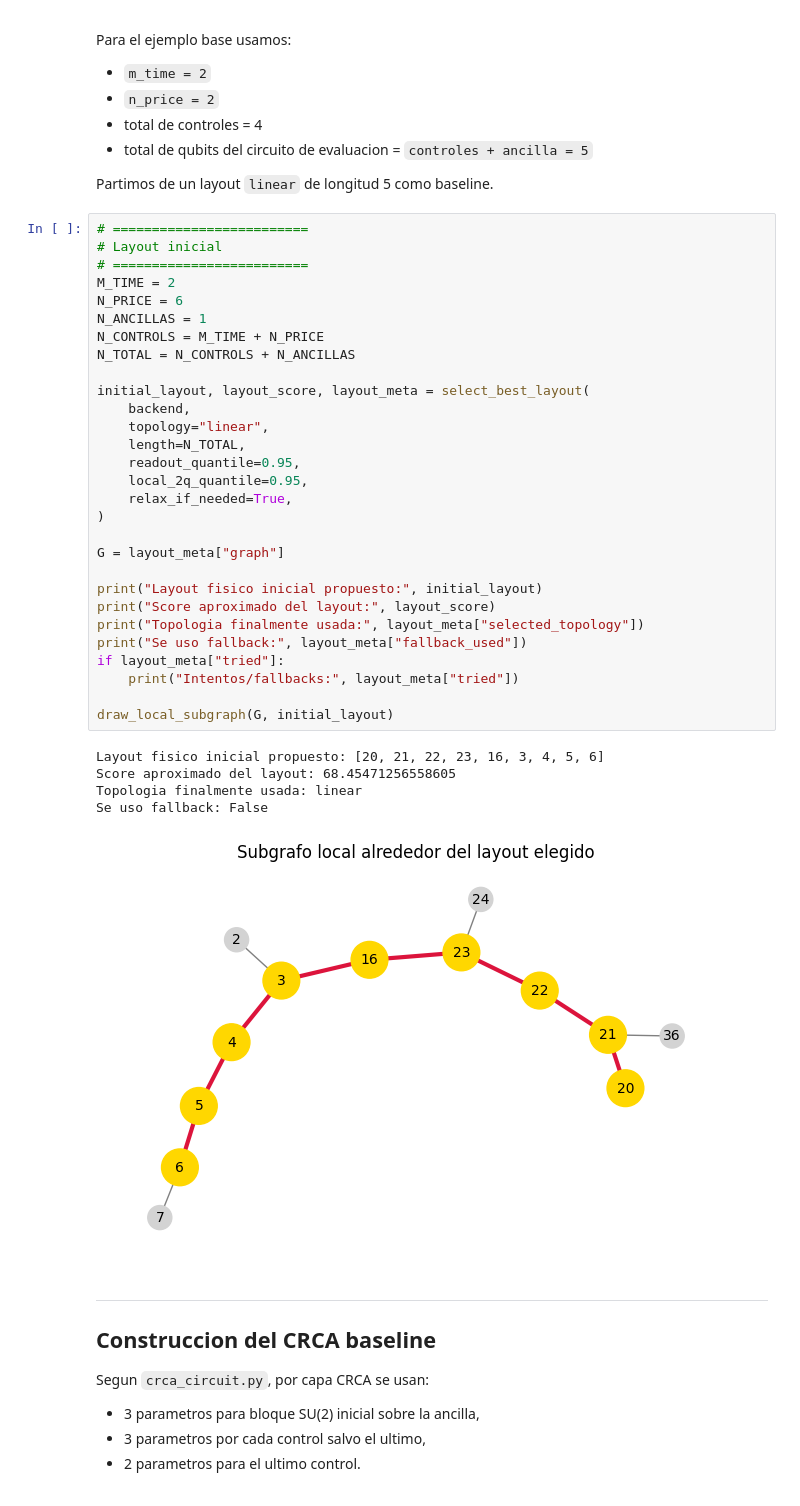
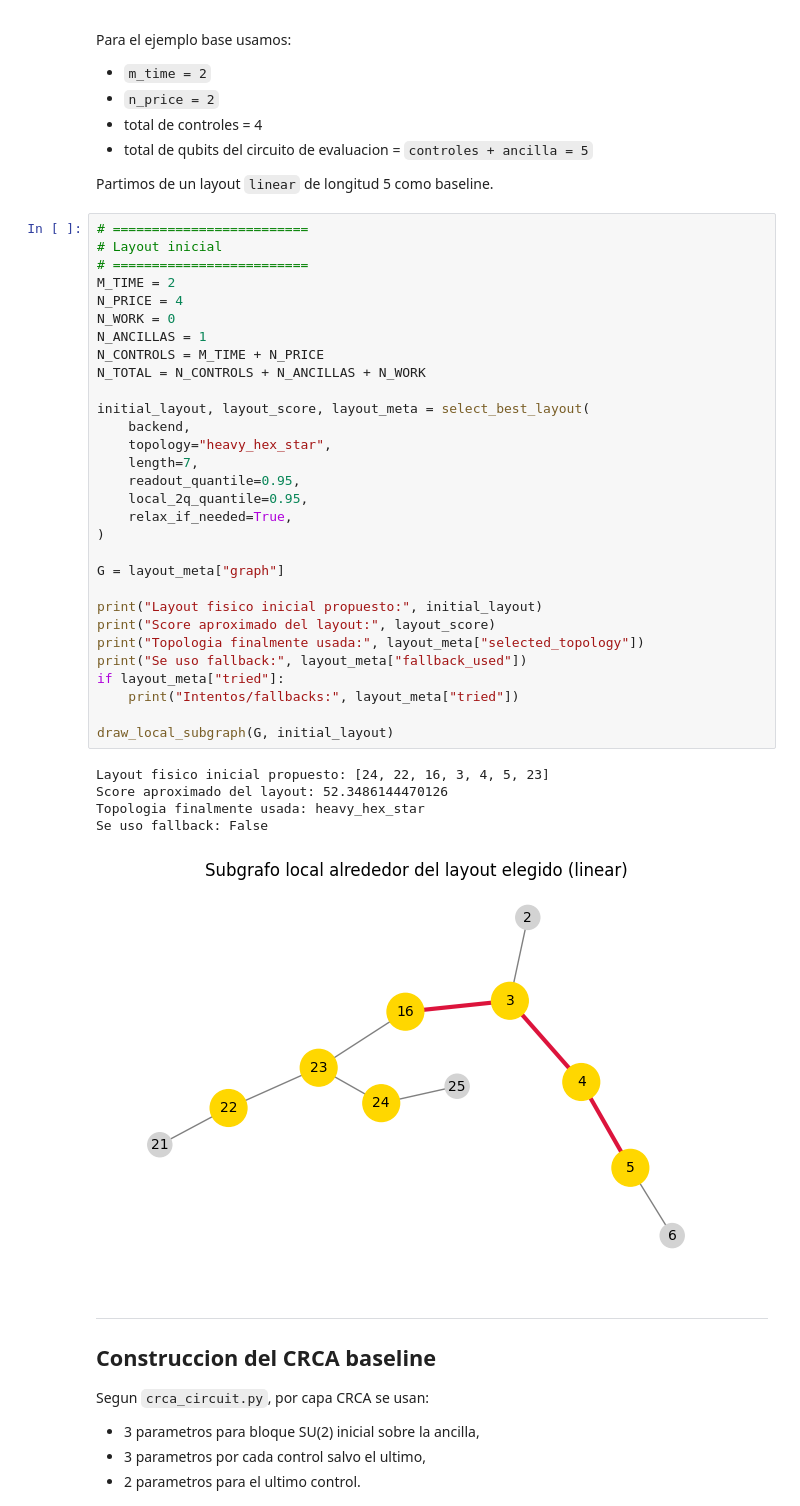
Before and after one commit to gborras10/Quantum-CVA, a Jupyter notebook: toys/quantum_hardware_demos/transpilation_crca_demo.ipynb, the cells around one changed output. Saved outputs shown, nothing was run; the diff lists cells and outputs as text.

```diff
--- a/toys/quantum_hardware_demos/transpilation_crca_demo.ipynb
+++ b/toys/quantum_hardware_demos/transpilation_crca_demo.ipynb
@@ -129,38 +129,39 @@ Partimos de un layout `linear` de longitud 5 como baseline.
 # %%
 # =========================
 # Layout inicial
 # =========================
 M_TIME = 2
-N_PRICE = 6
+N_PRICE = 4
+N_WORK = 0
 N_ANCILLAS = 1
 N_CONTROLS = M_TIME + N_PRICE
-N_TOTAL = N_CONTROLS + N_ANCILLAS
+N_TOTAL = N_CONTROLS + N_ANCILLAS + N_WORK
 
 initial_layout, layout_score, layout_meta = select_best_layout(
     backend,
-    topology="linear",
-    length=N_TOTAL,
+    topology="heavy_hex_star",
+    length=7,
     readout_quantile=0.95,
     local_2q_quantile=0.95,
     relax_if_needed=True,
 )
 
 G = layout_meta["graph"]
 
 print("Layout fisico inicial propuesto:", initial_layout)
 print("Score aproximado del layout:", layout_score)
 print("Topologia finalmente usada:", layout_meta["selected_topology"])
 print("Se uso fallback:", layout_meta["fallback_used"])
 if layout_meta["tried"]:
     print("Intentos/fallbacks:", layout_meta["tried"])
 
 draw_local_subgraph(G, initial_layout)
 # %% [output]
-Layout fisico inicial propuesto: [20, 21, 22, 23, 16, 3, 4, 5, 6]
-Score aproximado del layout: 68.45471256558605
-Topologia finalmente usada: linear
+Layout fisico inicial propuesto: [24, 22, 16, 3, 4, 5, 23]
+Score aproximado del layout: 52.3486144470126
+Topologia finalmente usada: heavy_hex_star
 Se uso fallback: False
-[figure, old version]
+[figure, new version]
 # %% [markdown]
 ---
 
```
Also changed, not shown: parts of 7 cells of this notebook, 46 other files.
